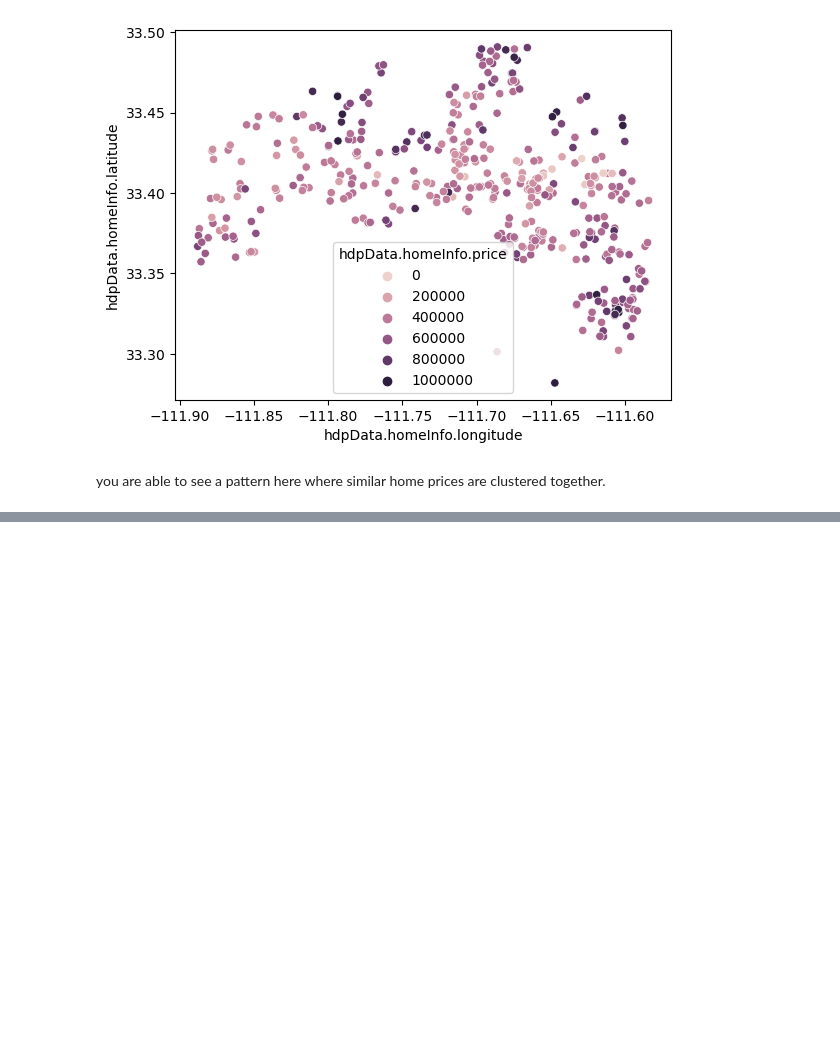
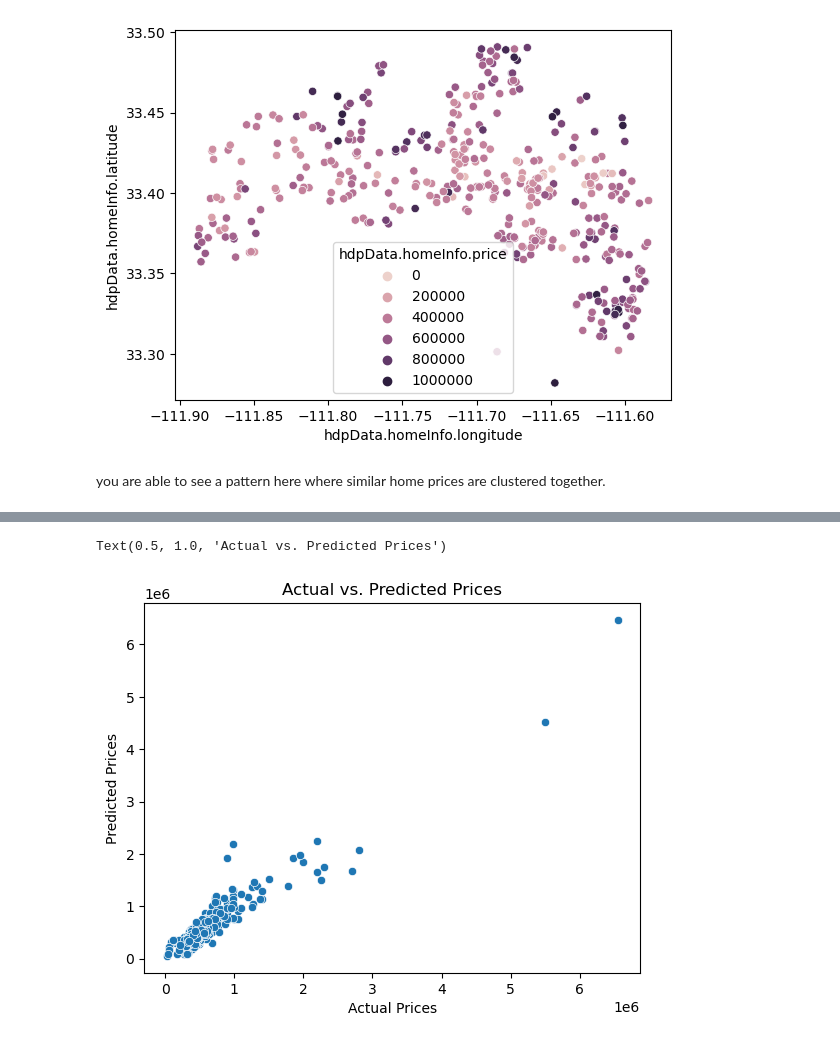
Before and after one commit to AuroGx/HousingProject, a Jupyter notebook: Housing.ipynb, the cells around one changed output, grey strips where cells are left out. Cells and saved outputs as stored; diff of their text form; code cells hidden in the pictures; blank space fills up the shorter version.

```diff
--- a/Housing.ipynb
+++ b/Housing.ipynb
@@ -347,0 +353,3 @@ you are able to see a pattern here where similar home prices are clustered toget
+# %%
+# Create a Linear Regression object
+lr_model = LinearRegression()
@@ -347,0 +373,5 @@ you are able to see a pattern here where similar home prices are clustered toget
+# %%
+# Fit the model to the data
+X = df1[['area', 'bed', 'bath']]
+y = df1['price']
+lr_model.fit(X, y)
@@ -347,0 +387,8 @@ you are able to see a pattern here where similar home prices are clustered toget
+# %%
+sns.scatterplot(x=y, y=y_pred)
+plt.xlabel('Actual Prices')
+plt.ylabel('Predicted Prices')
+plt.title('Actual vs. Predicted Prices')
+# %% [output]
+Text(0.5, 1.0, 'Actual vs. Predicted Prices')
+[figure, added]
```
Also changed, not shown: parts of 7 cells of this notebook.
